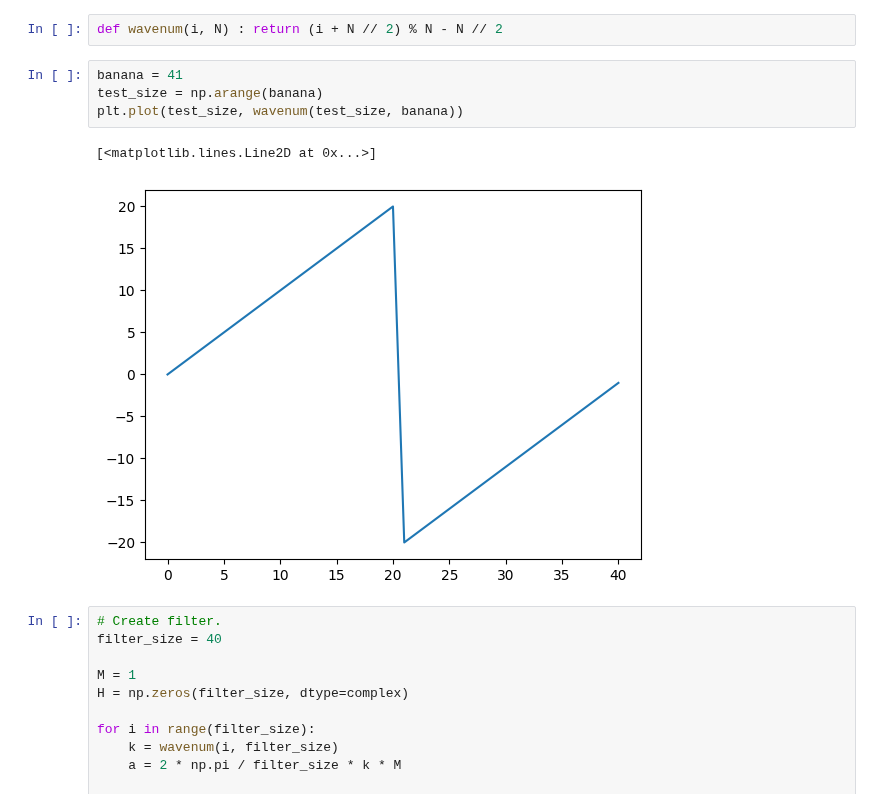
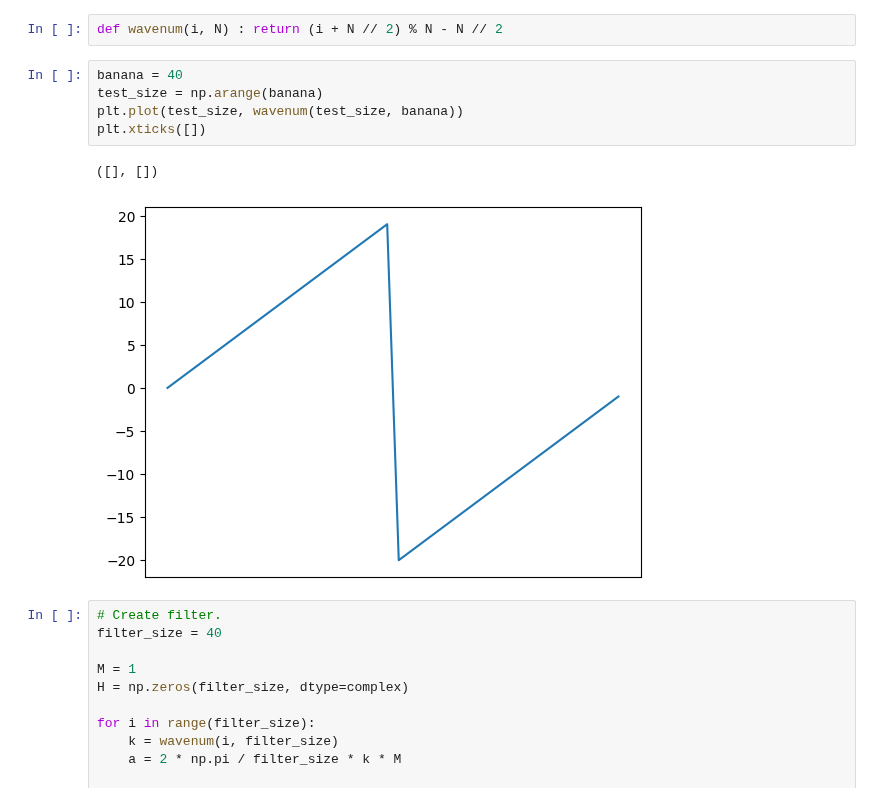
Before and after one commit to DylanReidRamelli/Bachelor-Project-2023, a Jupyter notebook: notebook/filter.ipynb, the cells around one changed output. Cells and saved outputs as stored; diff of their text form.

```diff
--- a/notebook/filter.ipynb
+++ b/notebook/filter.ipynb
@@ -6,12 +6,13 @@ import math as m
 # %%
 def wavenum(i, N) : return (i + N // 2) % N - N // 2
 # %%
-banana = 41
+banana = 40
 test_size = np.arange(banana)
 plt.plot(test_size, wavenum(test_size, banana))
+plt.xticks([])
 # %% [output]
-[<matplotlib.lines.Line2D at 0x...>]
+([], [])
-[figure, old version]
+[figure, new version]
 # %%
 # Create filter.
 filter_size = 40
```
Also changed, not shown: parts of 2 cells of this notebook, 15 other files.
